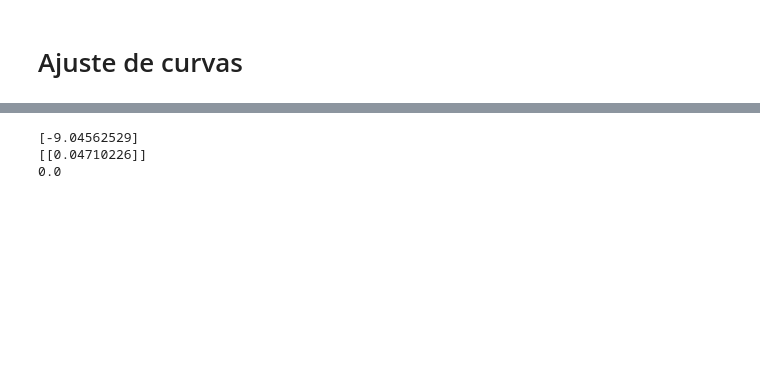
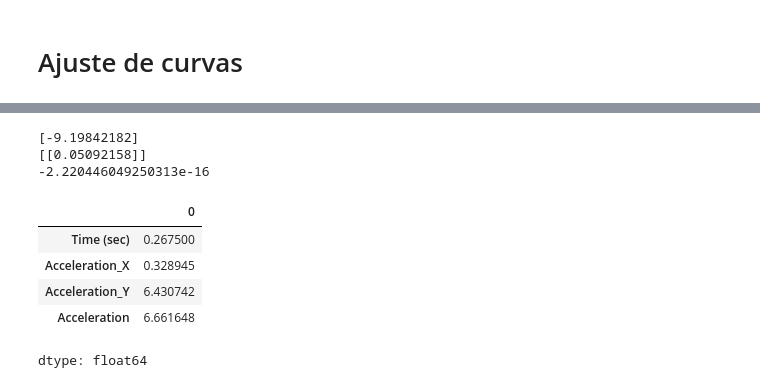
Before and after one commit to MatiOrtiz/proyecto-yoyo, a Jupyter notebook: YoYoTrackCL.ipynb, the cells around one changed output, grey strips where cells are left out. Drawn from its saved outputs; the diff is of its cells as text; code cells hidden in the pictures; blank space fills up the shorter version.

```diff
--- a/YoYoTrackCL.ipynb
+++ b/YoYoTrackCL.ipynb
@@ -116,8 +116,8 @@ BBox YoYo: (113, 29, 81, 88)
 # %%
 diff_size = 4
 suavizado = True
-window_size = 40
-polynomial_order = 2
+window_size = 30
+polynomial_order = 3
 def crear_dataframe(positions):
     # Crea el DataFrame y aplica filtros
     df = pd.DataFrame(positions, columns=['Time (sec)', 'X', 'Y'])
@@ -128,7 +128,6 @@ def crear_dataframe(positions):
       df['X'] = signal.savgol_filter(df['X'], window_size, polynomial_order)
       df['Y'] = signal.savgol_filter(df['Y'], window_size, polynomial_order)
 
-    # Continuar con el resto del cálculo
     df['Delta_Time'] = df['Time (sec)'].diff().fillna(0)
     df['Delta_X'] = df['X'].diff(diff_size).fillna(0)
     df['Delta_Y'] = df['Y'].diff(diff_size).fillna(0)
@@ -142,6 +141,10 @@ def crear_dataframe(positions):
     df['Speed_Y'] = df['Speed_Y'].replace([np.inf, -np.inf], 0)
     df['Speed'] = np.sqrt(df['Speed_X']**2 + df['Speed_Y']**2)
     df['Speed'] = df['Speed'].replace([np.inf, -np.inf], 0)
+
+    if suavizado:
+      df['Speed_X'] = signal.savgol_filter(df['Speed_X'], window_size, polynomial_order)
+      df['Speed_Y'] = signal.savgol_filter(df['Speed_Y'], window_size, polynomial_order)
 
     # Calcular aceleraciones
     df['Acceleration_X'] = df['Speed_X'].diff(diff_size) / df['Delta_Time']
@@ -157,6 +160,11 @@ def crear_dataframe(positions):
     df_speed = df[['Time (sec)', 'Speed_X', 'Speed_Y', 'Speed']][df['Speed'] != 0].copy()
     df_acceleration = df[['Time (sec)', 'Acceleration_X', 'Acceleration_Y', 'Acceleration']][df['Acceleration'] != 0].copy()
 
+    #df_acceleration = df_acceleration[df_acceleration['Time (sec)'].between(0.32, 2.1)]
+    if suavizado:
+      df_acceleration['Acceleration_X'] = signal.savgol_filter(df_acceleration['Acceleration_X'], window_size, polynomial_order)
+      df_acceleration['Acceleration_Y'] = signal.savgol_filter(df_acceleration['Acceleration_Y'], window_size, polynomial_order)
+
     return df, df_speed, df_acceleration
 # %%
 # Creamos los DataFrames para el punto
@@ -177,14 +185,13 @@ Datos guardados en archivo CSV.
 pio.renderers.default = 'colab'  # 'browser' | 'vscode' | colab
 # %%
 # Elegir dataframe a graficar
-dfG = dfCentro
-dfG_speed = dfCentro_speed.copy()
-dfG_acceleration = dfCentro_acceleration.copy()
+dfG = dfCentro[dfCentro['Time (sec)'].between(0, 2.1)].copy()
+dfG_speed = dfCentro_speed[dfCentro_speed['Time (sec)'].between(0, 2.1)].copy()
+#dfG_acceleration = dfCentro_acceleration.copy()
+dfG_acceleration = dfCentro_acceleration[dfCentro_acceleration['Time (sec)'].between(0, 2.1)].copy()
 
 import plotly.graph_objects as go
 from plotly.subplots import make_subplots
-
-# Suponiendo que tienes tus DataFrames cargados (dfG, dfG_speed, dfG_acceleration)
 
 # Crear figura y ejes
 fig = make_subplots(rows=4, cols=2, subplot_titles=("Trayectoria del Objeto", "Velocidad del Objeto", "Posición X / Tiempo", "Posición Y / Tiempo","Velocidad X / Tiempo", "Velocidad Y / Tiempo", "Aceleración X / Tiempo", "Aceleración Y / Tiempo"))
@@ -200,7 +207,7 @@ fig.update_xaxes(title_text="Tiempo (s)", row=1, col=2)
 fig.add_trace(go.Scatter(x=dfG_speed['Time (sec)'], y=dfG_speed['Speed'], mode='lines', marker=dict(color='red'), name='Velocidad Total'), row=1, col=2)
 
 # Grafica la posición X / tiempo
-fig.update_yaxes(title_text="Posición X (m)", range=[0.35,0.6], row=2, col=1)
+fig.update_yaxes(title_text="Posición X (m)", range=[0.03,0.07], row=2, col=1)
 fig.update_xaxes(title_text="Tiempo (s)", row=2, col=1)
 fig.add_trace(go.Scatter(x=dfG['Time (sec)'], y=dfG['X'], mode='lines', marker=dict(color='green')), row=2, col=1)
 
@@ -246,36 +253,50 @@ def fit_acceleration_curve(df):
 
     x_data = df['Time (sec)'].values
     y_data = df['Acceleration_Y'].values
 
     popt, pcov = curve_fit(model_func, x_data, y_data)
 
-    y_pred = model_func(x_data, *popt)
-    ss_res = np.sum((y_data - y_pred) ** 2)
+    # y_pred = model_func(x_data, *popt)
+    # ss_res = np.sum((y_data - y_pred) ** 2)
+    # ss_tot = np.sum((y_data - np.mean(y_data)) ** 2)
+    # r_squared = 1 - (ss_res / ss_tot)
+
+    residuals = y_data - model_func(x_data, *popt)
+    ss_res = np.sum(residuals ** 2)
     ss_tot = np.sum((y_data - np.mean(y_data)) ** 2)
     r_squared = 1 - (ss_res / ss_tot)
 
     #return popt, pcov, r_squared
 
     # GRAFICO DE EJEMPLO
     x_fit = np.linspace(min(x_data), max(x_data), 1000)
     y_fit = model_func(x_fit, *popt)
     fig = go.Figure()
     fig.add_trace(go.Scatter(x=x_data,y=y_data,mode='markers',name='Datos originales',marker=dict(size=8,opacity=0.6,color='blue')))
     fig.add_trace(go.Scatter(x=x_fit,y=y_fit,mode='lines',name=f'Valor constante = {popt[0]:.4f}',line=dict(color='red', width=2)))
     fig.update_layout(title=dict(text='Ajuste constante para datos de aceleración',x=0.5,xanchor='center'),xaxis_title='Tiempo (s)',yaxis_title='Aceleración Y',showlegend=True,legend=dict(yanchor="top",y=0.99,xanchor="left",x=0.01),template='plotly_white',hovermode='x unified')
     fig.update_xaxes(showgrid=True, gridwidth=1, gridcolor='LightGray')
     fig.update_yaxes(showgrid=True, gridwidth=1, gridcolor='LightGray')
     fig.show()
 
     return popt, pcov, r_squared
 
 #popt, pcov, r_squared = fit_acceleration_curve(dfCentro_acceleration)
-popt, pcov, r_squared = fit_acceleration_curve(dfCentro_acceleration[dfCentro_acceleration['Time (sec)'].between(0.13, 2.1)])
+popt, pcov, r_squared = fit_acceleration_curve(dfCentro_acceleration[dfCentro_acceleration['Time (sec)'].between(0.32, 2)])
 print(popt)
 print(pcov)
 print(r_squared)
+
+
+dfCentro_acceleration[dfCentro_acceleration['Time (sec)'].between(0.32, 2.1)].var()
 # %% [output]
 [interactive output not drawn]
-[-9.04562529]
-[[0.04710226]]
-0.0
+[-9.19842182]
+[[0.05092158]]
+-2.220446049250313e-16
+|  | 0 |
+| Time (sec) | 0.267500 |
+| Acceleration_X | 0.328945 |
+| Acceleration_Y | 6.430742 |
+| Acceleration | 6.661648 |
+dtype: float64
```
Also changed, not shown: 1 other file.
